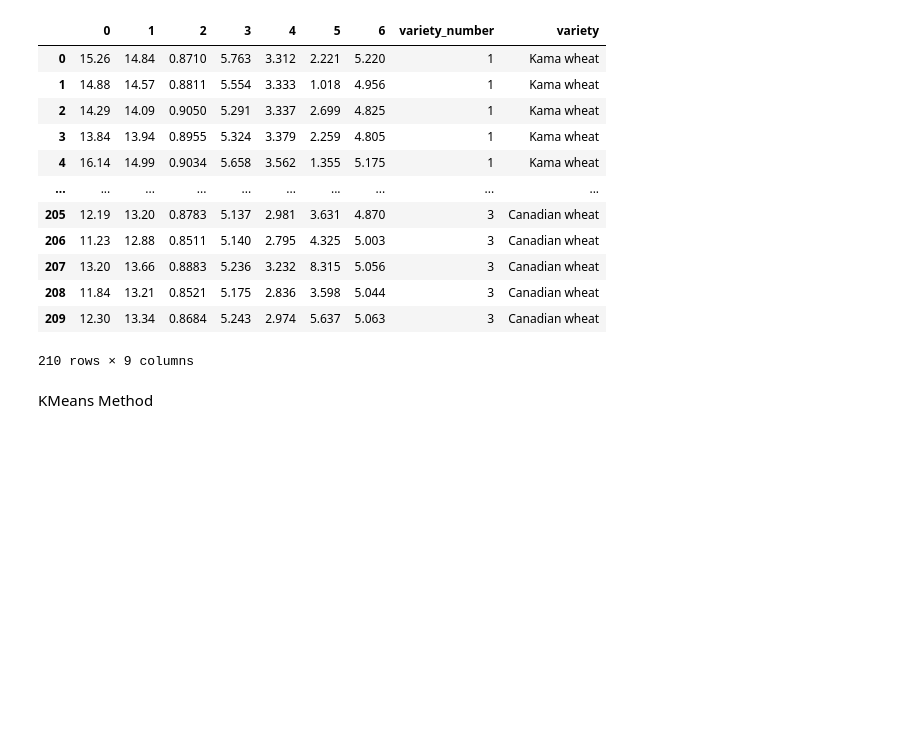
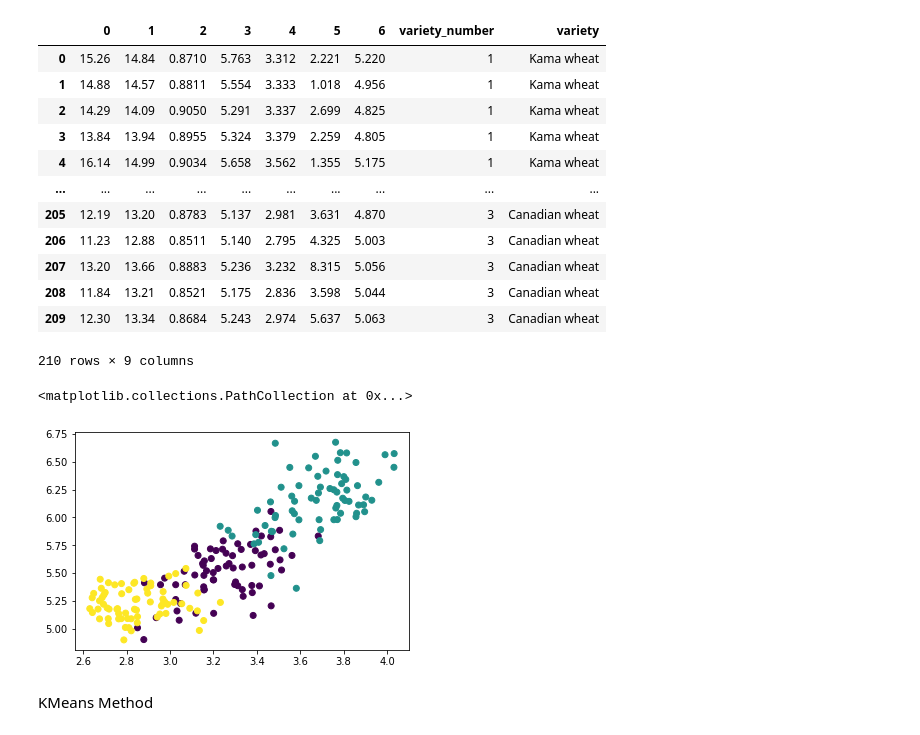
Before and after one commit to MaudDK/unsupervised-learning-scikit-grains-dataset, a Jupyter notebook: explore.ipynb, the cells around one changed output. Saved outputs shown, nothing was run; the diff lists cells and outputs as text; code cells hidden in the pictures; blank space fills up the shorter version.

```diff
--- a/explore.ipynb
+++ b/explore.ipynb
@@ -39,6 +39,12 @@ grains
 | 208 | 11.84 | 13.21 | 0.8521 | 5.175 | 2.836 | 3.598 | 5.044 | 3 | Canadian wheat |
 | 209 | 12.30 | 13.34 | 0.8684 | 5.243 | 2.974 | 5.637 | 5.063 | 3 | Canadian wheat |
 210 rows × 9 columns
+# %%
+#Width vs Length
+plt.scatter(grains['4'], grains['3'], c=grains['variety_number'])
+# %% [output]
+<matplotlib.collections.PathCollection at 0x...>
+[figure, added]
 # %%
 X = grains.drop(['variety', 'variety_number'], axis=1).values
 # %% [markdown]
```
Also changed, not shown: parts of 9 cells of this notebook, 1 other file.
